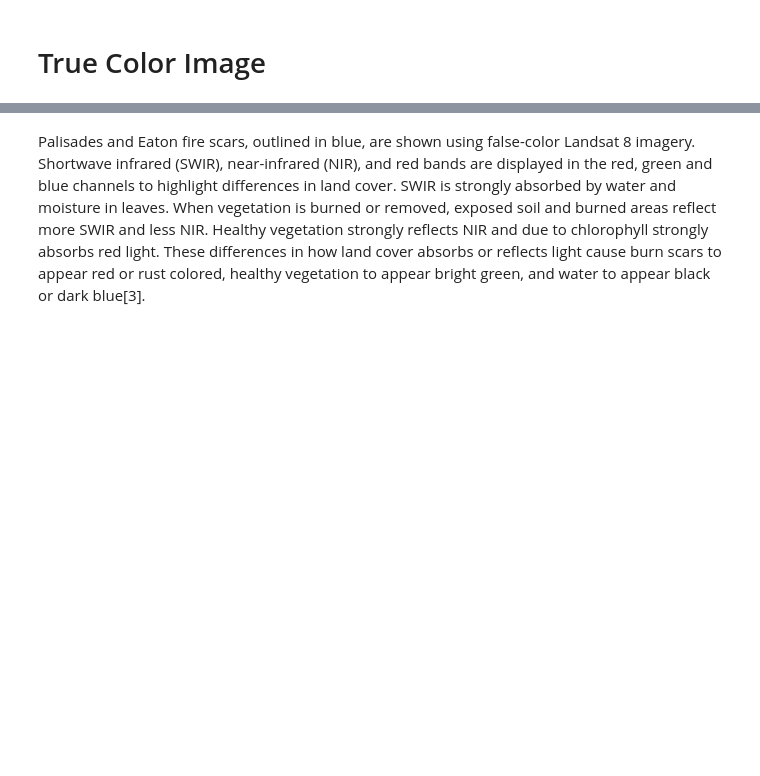
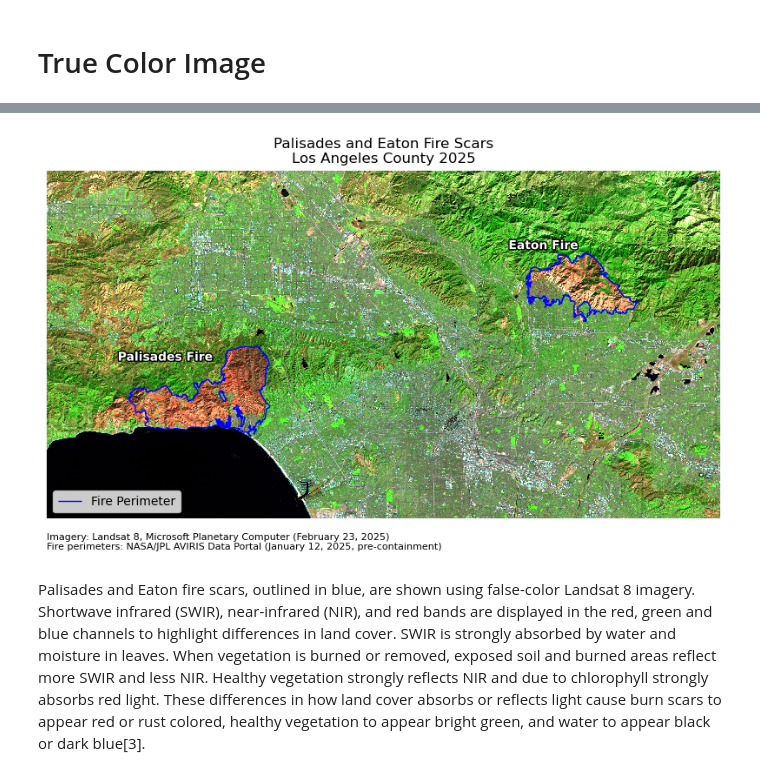
Before and after one commit to veronica-moran/eds220-hwk4, a Jupyter notebook: hwk4-task2-false-color-Moran.ipynb, the cells around one changed output, grey strips where cells are left out. Drawn from its saved outputs; the diff is of its cells as text; code cells hidden in the pictures; blank space fills up the shorter version.

```diff
--- a/hwk4-task2-false-color-Moran.ipynb
+++ b/hwk4-task2-false-color-Moran.ipynb
@@ -146,7 +269,7 @@ fig, ax = plt.subplots(figsize=(10, 8))
 ax.axis('off')
 
 # Plotting raster
-bands[['swir22', 'nir08', 'red']].to_dataarray().plot.imshow(robust = True)
+bands[['swir22', 'nir08', 'red']].to_dataarray().plot.imshow(ax=ax,robust = True)
 
 # Plotting Perimeter
 palisades_eaton.boundary.plot(ax=ax,
@@ -156,33 +279,35 @@ palisades_eaton.boundary.plot(ax=ax,
 
 # Adding title
 ax.set_title('Palisades and Eaton Fire Scars\nLos Angeles County 2025')
 
-# Adding legenf
+# Adding legend
 ax.legend(loc='lower left')
 
 
 # Adding fire names as text annotations
 for x, y, name in zip(palisades_eaton.geometry.centroid.x,
                       palisades_eaton.geometry.centroid.y,
                       palisades_eaton['name']):
     ax.text(x, y + 4500, name.title() + ' Fire',
             fontsize=10,
             color='white',
             fontweight='bold',
             ha='right',
            path_effects=[
                pe.withStroke(linewidth=2,
                              foreground='black')
             ])
 
 # Adding data sources
 ax.text(0, -0.04,
         'Imagery: Landsat 8, Microsoft Planetary Computer (February 23, 2025)\n'
         'Fire perimeters: NASA/JPL AVIRIS Data Portal (January 12, 2025, pre-containment)',
         transform=ax.transAxes,
         fontsize=8,
         va='top')
 
 plt.show()
+# %% [output]
+[figure, added]
 # %% [markdown]
 Palisades and Eaton fire scars, outlined in blue, are shown using false-color Landsat 8 imagery. Shortwave infrared (SWIR), near-infrared (NIR), and red bands are displayed in the red, green and blue channels to highlight differences in land cover. SWIR is strongly absorbed by water and moisture in leaves. When vegetation is burned or removed, exposed soil and burned areas reflect more SWIR and less NIR. Healthy vegetation strongly reflects NIR and due to chlorophyll strongly absorbs red light. These differences in how land cover absorbs or reflects light cause burn scars to appear red or rust colored, healthy vegetation to appear bright green, and water to appear black or dark blue[3].
```
Also changed, not shown: parts of 28 cells of this notebook, 1 other file.
